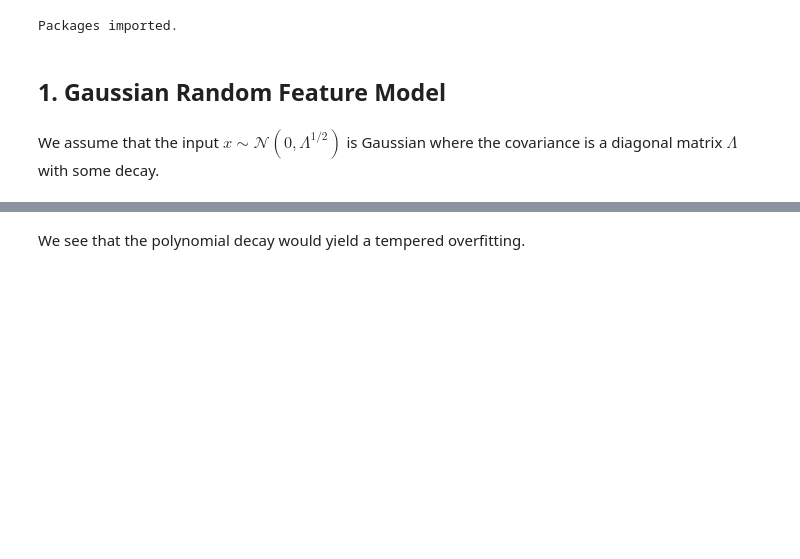
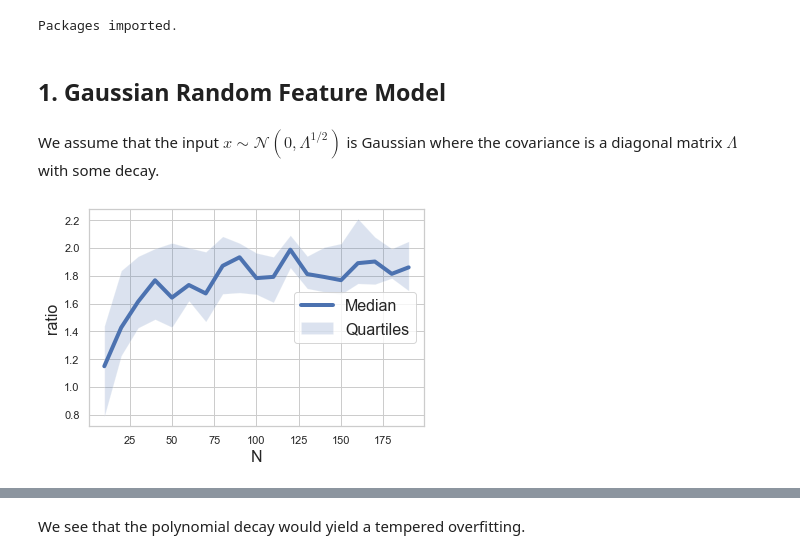
Before and after one commit to tscheng516/gaussian_RF, a Jupyter notebook: experiment.ipynb, the cells around one changed output, grey strips where cells are left out. Cells and saved outputs as stored; diff of their text form; code cells hidden in the pictures; blank space fills up the shorter version.

```diff
--- a/experiment.ipynb
+++ b/experiment.ipynb
@@ -61,29 +61,3 @@ def generate_data(N=N, M=M, if_noise=False, noise_variance = 1,true_coefficients
     if if_noise == True:
         output += np.random.normal(0, noise_variance, size=N)
     return input, output
-
-num_it = 20
-N_list = np.arange(10,200,10)
-theta = 10 # the overparameterization ratio
-mse_list=[]
-upper_quartile = []
-lower_quartile = []
-
-for N in N_list:
-    M = N * theta
-    true_coefficients = np.random.normal(0, 1, size=M) # determine a new random true coefficient for each N,M
-    X_test, y_test = generate_data(N=test_size, M=M, if_noise=False, noise_variance = noise_variance, true_coefficients=true_coefficients)
-    mse_it = []
-    for it in range(num_it):
-        X_train, y_train = generate_data(N=N, M=M, if_noise=True, noise_variance = noise_variance,true_coefficients=true_coefficients)
-        # Initialize and fit the linear regression model
-        model = LinearRegression()
-        model.fit(X_train, y_train)
-        # Make predictions on the test set
-        y_pred = model.predict(X_test)
-        # Evaluate the model
-        mse = mean_squared_error(y_test, y_pred)
-        mse_it.append(mse)
-    mse_list.append(np.percentile(mse_it, 50))
-    upper_quartile.append(np.percentile(mse_it, 75))
-    lower_quartile.append(np.percentile(mse_it, 25))
@@ -90 +103,17 @@ for N in N_list:
+# %%
+# plot the estimation of condition number
+cond_list_estimation = np.array([(N+1)**(decay_factor) for N in N_list])
+sns.set(style="whitegrid")
+sns.lineplot(x=N_list, y=np.array(cond_list)/cond_list_estimation, label= "Median", linewidth = 4)
+plt.fill_between(x=N_list, y1=np.array(cond_lower_quartile)/cond_list_estimation, y2=np.array(cond_upper_quartile)/cond_list_estimation, alpha=0.2, label='Quartiles')
+#plt.title("ratio between empirical condition number and its asymtpotic estimate")
+plt.xlabel("N", fontsize = 16)
+#plt.yscale("log")
+plt.ylabel("ratio", fontsize = 16)
+plt.legend(loc = 'center right', fontsize = 16)
+# Show the plot
+plt.savefig('cond_num_poly.pdf', bbox_inches="tight")
+plt.show()
+# %% [output]
+[figure, added]
 # %%
```
Also changed, not shown: parts of 9 cells of this notebook, 10 other files.
